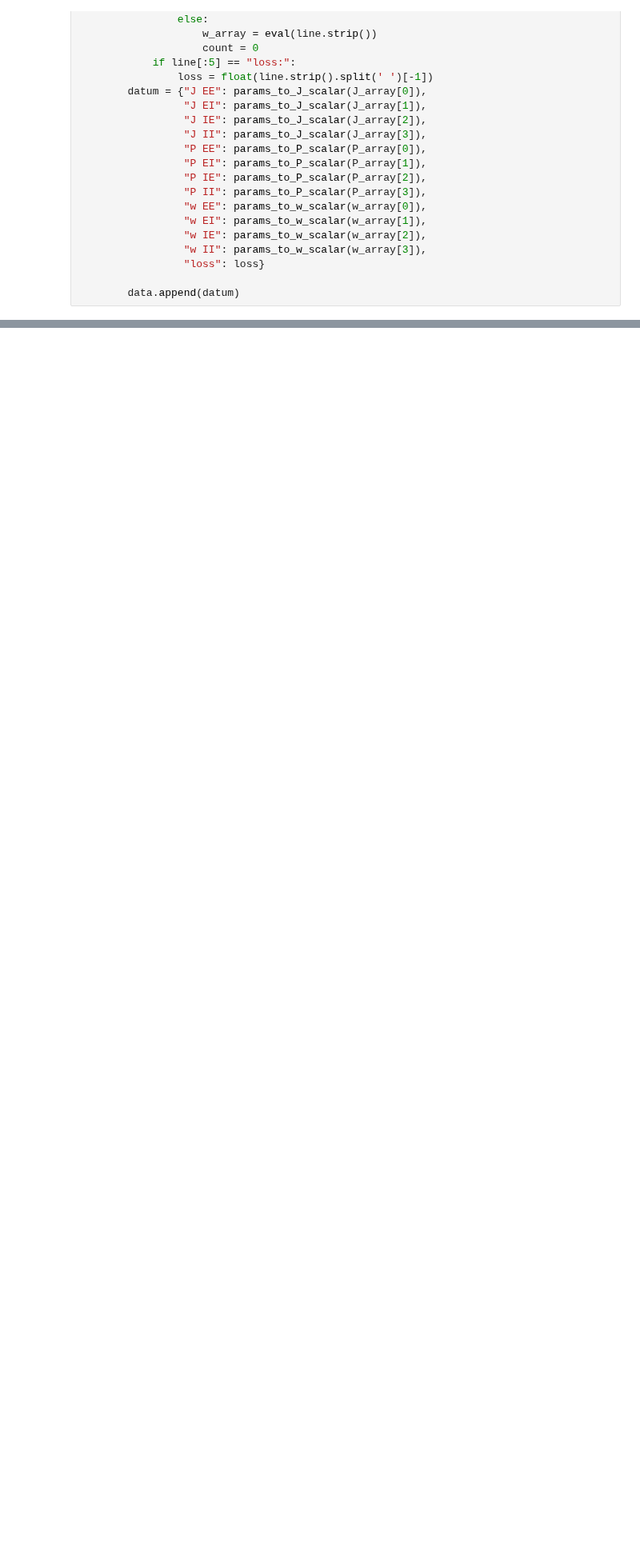
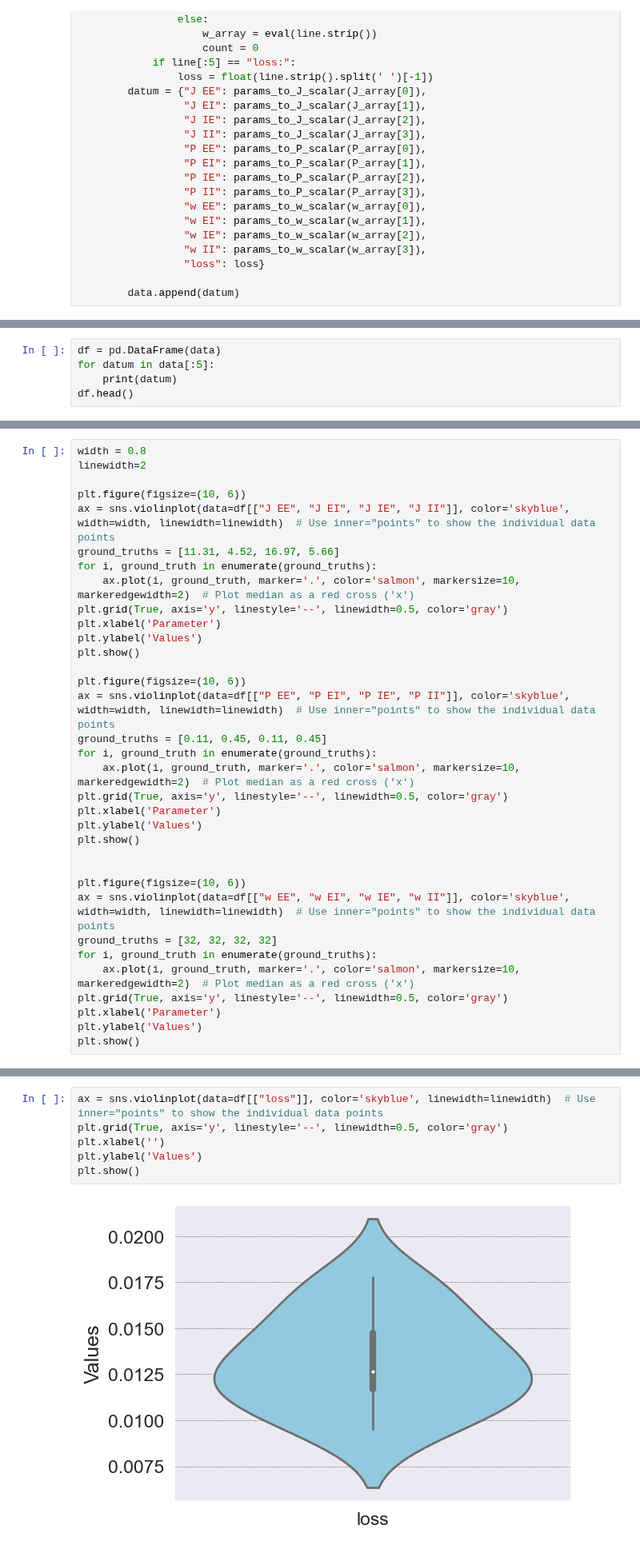
Before and after one commit to paopaoch/Mouse-V1, a Jupyter notebook: wisker_plot_for_gd_random_init.ipynb, the cells around one changed output, grey strips where cells are left out. Shown at 80% size. Drawn from its saved outputs; the diff is of its cells as text; blank space fills up the shorter version.

```diff
--- a/wisker_plot_for_gd_random_init.ipynb
+++ b/wisker_plot_for_gd_random_init.ipynb
@@ -147 +146,6 @@ for file in files:
             data.append(datum)
+# %%
+df = pd.DataFrame(data)
+for datum in data[:5]:
+    print(datum)
+df.head()
@@ -147,0 +164,34 @@ for file in files:
+# %%
+width = 0.8
+linewidth=2
+
+plt.figure(figsize=(10, 6))
+ax = sns.violinplot(data=df[["J EE", "J EI", "J IE", "J II"]], color='skyblue', width=width, linewidth=linewidth)  # Use inner="points" to show the individual data points
+ground_truths = [11.31, 4.52, 16.97, 5.66]
+for i, ground_truth in enumerate(ground_truths):
+    ax.plot(i, ground_truth, marker='.', color='salmon', markersize=10, markeredgewidth=2)  # Plot median as a red cross ('x')
+plt.grid(True, axis='y', linestyle='--', linewidth=0.5, color='gray')
+plt.xlabel('Parameter')
+plt.ylabel('Values')
+plt.show()
+
+plt.figure(figsize=(10, 6))
+ax = sns.violinplot(data=df[["P EE", "P EI", "P IE", "P II"]], color='skyblue', width=width, linewidth=linewidth)  # Use inner="points" to show the individual data points
+ground_truths = [0.11, 0.45, 0.11, 0.45]
+for i, ground_truth in enumerate(ground_truths):
+    ax.plot(i, ground_truth, marker='.', color='salmon', markersize=10, markeredgewidth=2)  # Plot median as a red cross ('x')
+plt.grid(True, axis='y', linestyle='--', linewidth=0.5, color='gray')
+plt.xlabel('Parameter')
+plt.ylabel('Values')
+plt.show()
+
+
+plt.figure(figsize=(10, 6))
+ax = sns.violinplot(data=df[["w EE", "w EI", "w IE", "w II"]], color='skyblue', width=width, linewidth=linewidth)  # Use inner="points" to show the individual data points
+ground_truths = [32, 32, 32, 32]
+for i, ground_truth in enumerate(ground_truths):
+    ax.plot(i, ground_truth, marker='.', color='salmon', markersize=10, markeredgewidth=2)  # Plot median as a red cross ('x')
+plt.grid(True, axis='y', linestyle='--', linewidth=0.5, color='gray')
+plt.xlabel('Parameter')
+plt.ylabel('Values')
+plt.show()
@@ -147,0 +202,8 @@ for file in files:
+# %%
+ax = sns.violinplot(data=df[["loss"]], color='skyblue', linewidth=linewidth)  # Use inner="points" to show the individual data points
+plt.grid(True, axis='y', linestyle='--', linewidth=0.5, color='gray')
+plt.xlabel('')
+plt.ylabel('Values')
+plt.show()
+# %% [output]
+[figure, added]
```
Also changed, not shown: parts of 7 cells of this notebook, 13 other files.
